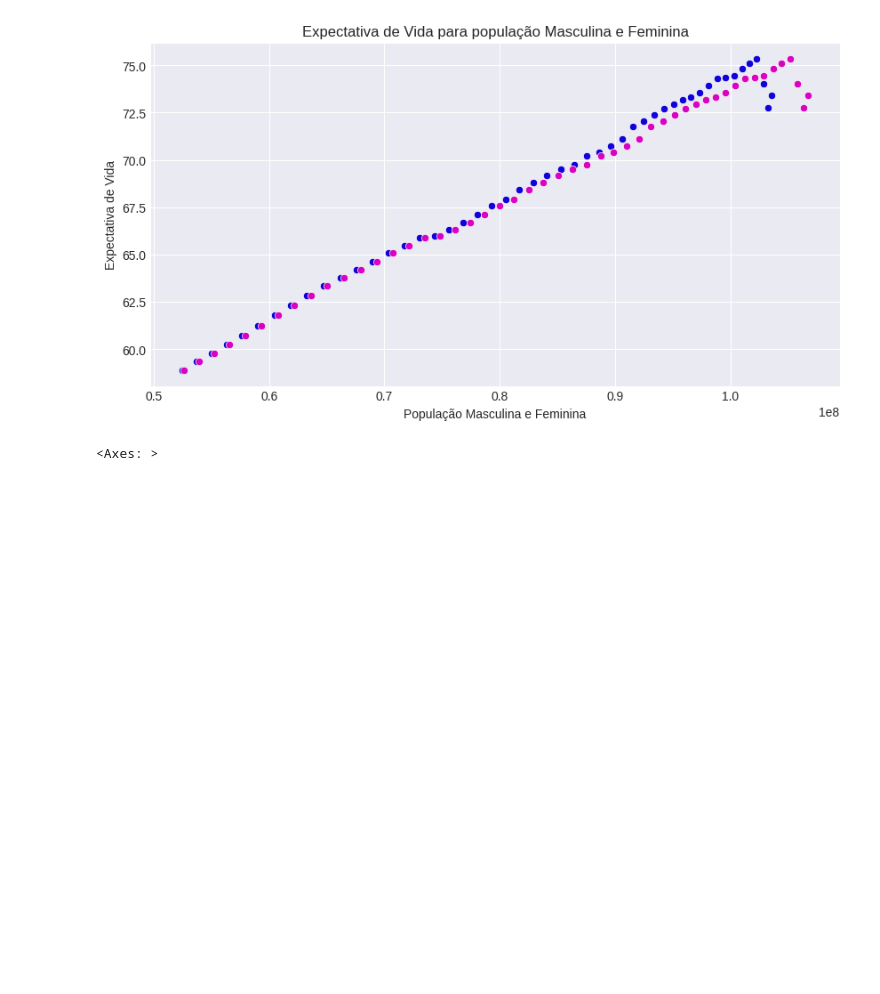
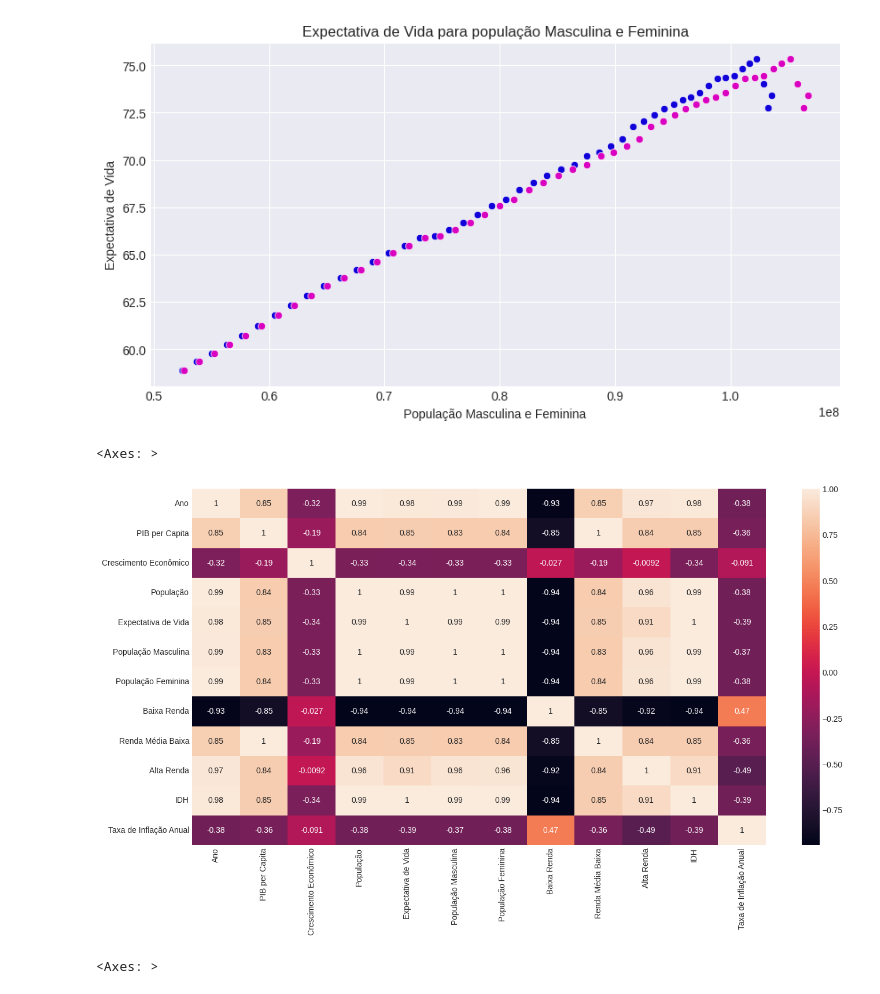
Before and after one commit to gabriel-afd/Analise_Historica_Indicadores_Brasil, a Jupyter notebook: Análise_Histórica_Indicadores_Brasil.ipynb, the cells around one changed output. Cells and saved outputs as stored; diff of their text form; code cells hidden in the pictures; blank space fills up the shorter version.

```diff
--- a/Análise_Histórica_Indicadores_Brasil.ipynb
+++ b/Análise_Histórica_Indicadores_Brasil.ipynb
@@ -149,6 +159,6 @@ sns.heatmap(baseData.isnull(),cbar=False);
 # %%
 #Criando um segundo DataFrame
-baseData2 = baseData[['Ano','PIB per Capita','Crescimento Econômico','População','Expectativa de Vida', 'População Masculina','População Feminina','Baixa Renda', 'Renda Média Baixa', 'Renda Média Alta','Alta Renda','IDH']]
+baseData2 = baseData[['Ano','PIB per Capita','Crescimento Econômico','População','Expectativa de Vida', 'População Masculina','População Feminina','Baixa Renda', 'Renda Média Baixa', 'Renda Média Alta','Alta Renda','IDH','Taxa de Inflação Anual']]
 baseData2.head()
 # %% [output]
 |  | Ano | PIB per Capita | Crescimento Econômico | População | Expectativa de Vida | População Masculina | ... |
@@ -441,6 +523,14 @@ plt.xlabel('População Masculina e Feminina')
 plt.show()
 # %% [output]
 [figure]
+# %%
+#Análise de correlações de toda a baseData2
+
+plt.figure(figsize=(16,8))
+sns.heatmap(baseData2.corr(numeric_only=True), annot=True)
+# %% [output]
+<Axes: >
+[figure, added]
 # %%
 corrData = baseData2[['População Masculina','Expectativa de Vida']].corr()
 
```
Also changed, not shown: parts of 19 cells of this notebook.
